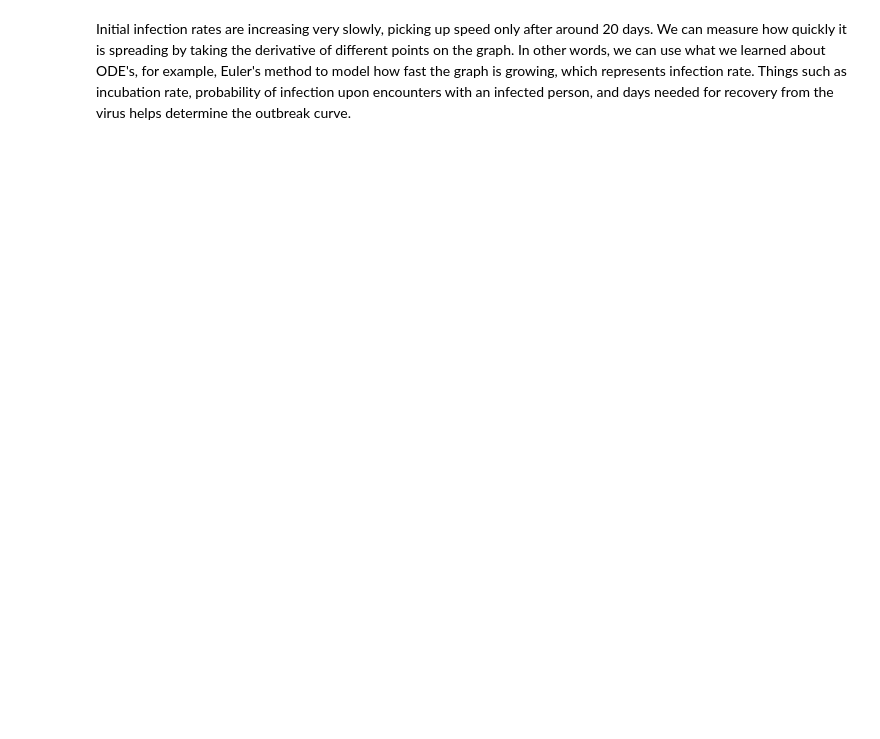
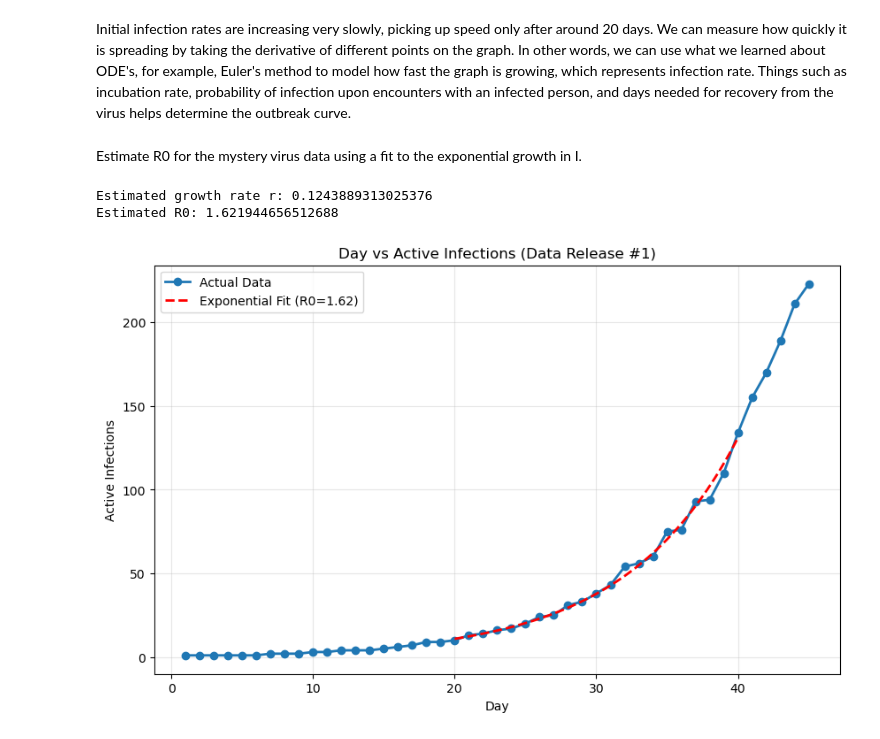
Before and after one commit to ctgrosso05/Module-2-Epidemics-SIR-Modeling, a Jupyter notebook: Module_2_CheckIn#1.ipynb, the cells around one changed output. Saved outputs shown, nothing was run; the diff lists cells and outputs as text; code cells hidden in the pictures; blank space fills up the shorter version.

```diff
--- a/Module_2_CheckIn#1.ipynb
+++ b/Module_2_CheckIn#1.ipynb
@@ -35,2 +35,52 @@ NameError: name '__file__' is not defined
 # %% [markdown]
 Initial infection rates are increasing very slowly, picking up speed only after around 20 days. We can measure how quickly it is spreading by taking the derivative of different points on the graph. In other words, we can use what we learned about ODE's, for example, Euler's method to model how fast the graph is growing, which represents infection rate. Things such as incubation rate, probability of infection upon encounters with an infected person, and days needed for recovery from the virus helps determine the outbreak curve.
+# %% [markdown]
+Estimate R0 for the mystery virus data using a fit to the exponential growth in I.
+# %%
+import os
+import numpy as np
+import pandas as pd
+import matplotlib.pyplot as plt
+
+# Get current working directory (notebook's directory)
+script_dir = os.getcwd()
+
+# Build path to Data folder
+data_path = os.path.join(script_dir, "Data",
+                         "mystery_virus_daily_active_counts_RELEASE#1.csv")
+
+data = pd.read_csv(data_path, parse_dates=['date'])
+
+# Select exponential window for R0 calculation
+exp_data = data[(data['day'] >= 20) & (data['day'] <= 40)]
+
+log_I = np.log(exp_data['active reported daily cases'])
+
+slope, intercept = np.polyfit(exp_data['day'], log_I, 1)
+
+r = slope
+D = 5
+R0 = 1 + r * D
+
+# Generate fitted exponential curve
+fitted_days = np.linspace(20, 40, 100)
+fitted_I = np.exp(intercept + slope * fitted_days)
+
+# Plot
+plt.figure(figsize=(10, 6))
+plt.plot(data["day"], data["active reported daily cases"], 'o-', label='Actual Data', linewidth=2)
+plt.plot(fitted_days, fitted_I, 'r--', label=f'Exponential Fit (R0={R0:.2f})', linewidth=2)
+plt.xlabel("Day")
+plt.ylabel("Active Infections")
+plt.title("Day vs Active Infections (Data Release #1)")
+plt.legend()
+plt.grid(True, alpha=0.3)
+
+print("Estimated growth rate r:", r)
+print("Estimated R0:", R0)
+
+plt.show()
+# %% [output]
+Estimated growth rate r: 0.1243889313025376
+Estimated R0: 1.621944656512688
+[figure, added]
```
Also changed, not shown: parts of 2 cells of this notebook, 1 other file.
